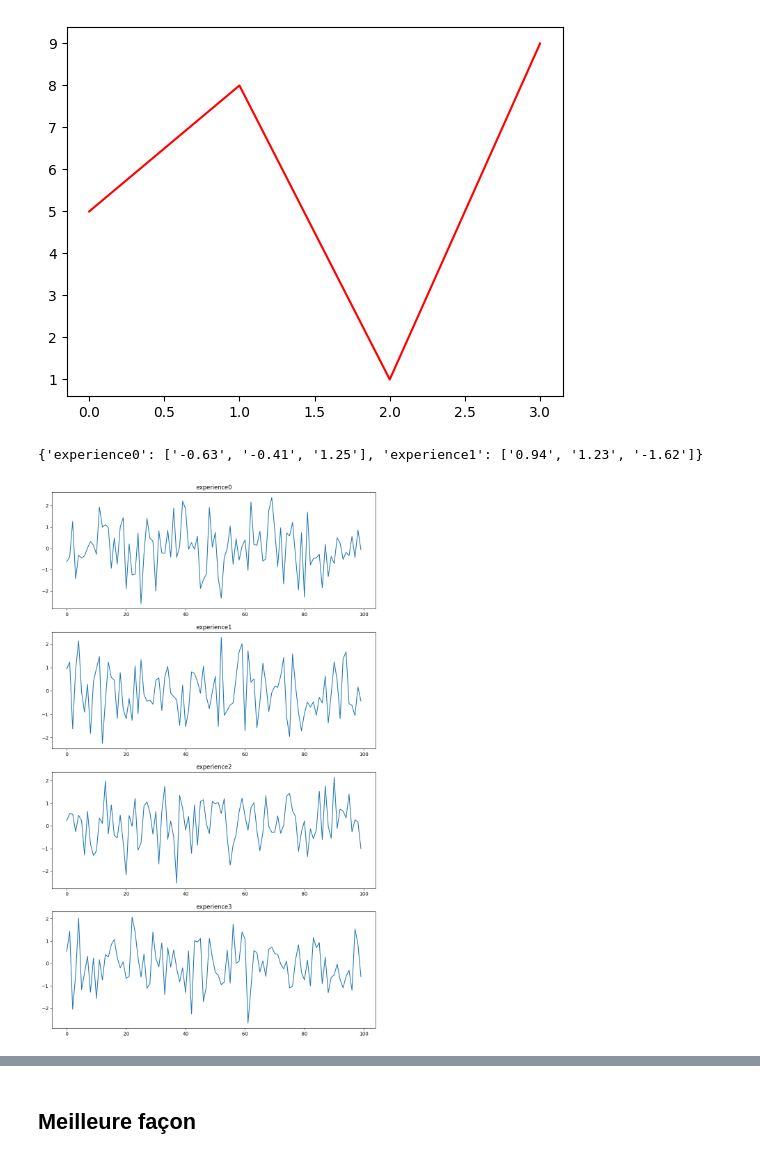
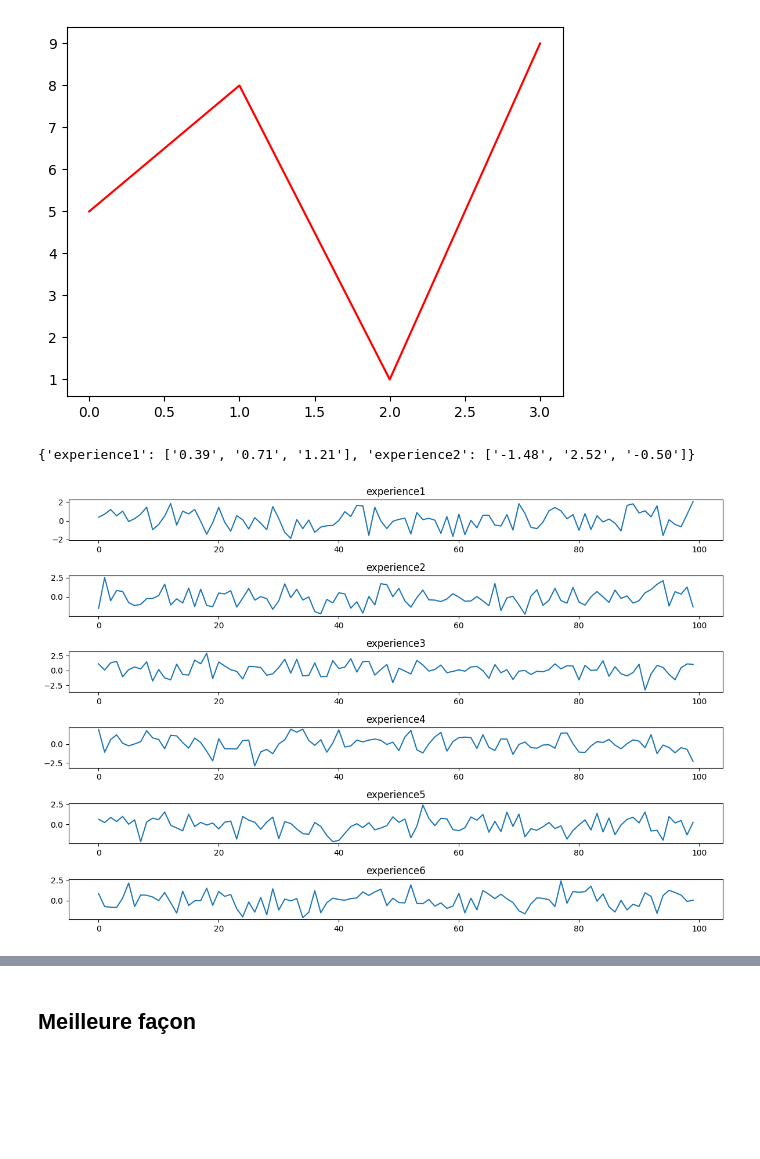
Before and after one commit to lighscent/fastapi_, a Jupyter notebook: machinelearnia/Python-Machine-Learning-master/14 - Matplotlib (les Bases).ipynb, the cells around one changed output, grey strips where cells are left out. Drawn from its saved outputs; the diff is of its cells as text; code cells hidden in the pictures; blank space fills up the shorter version.

Commit message:
gradued graphics

```diff
--- a/machinelearnia/Python-Machine-Learning-master/14 - Matplotlib (les Bases).ipynb
+++ b/machinelearnia/Python-Machine-Learning-master/14 - Matplotlib (les Bases).ipynb
@@ -109,26 +109,25 @@ plt.show()
 # %%
 def graphique(data):
     n = len(data)
-    plt.figure(figsize=(12, 20))
+    plt.figure(figsize=(12, 8))
 
     # for k, i in zip(data.keys(), range(1, n+1)):
     for i, k in enumerate(data.keys(), start = 1):
-        # print(i)
         plt.subplot(n, 1, i)
         plt.plot(data[k])
         plt.title(k)
+    plt.tight_layout()
     plt.show()
 
 # Voici le dataset utilisé
-dataset = {f"experience{i}": np.random.randn(100) for i in range(4)}
+dataset = {f"experience{i+1}": np.random.randn(100) for i in range(6)}
 
 print({k: [f"{v:.2f}" for v in dataset[k][:3]] for k in list(dataset)[:2]})
 
-
 graphique(dataset)
 # %% [output]
-{'experience0': ['-0.63', '-0.41', '1.25'], 'experience1': ['0.94', '1.23', '-1.62']}
+{'experience1': ['0.39', '0.71', '1.21'], 'experience2': ['-1.48', '2.52', '-0.50']}
-[figure, old version]
+[figure, new version]
 # %%
 # SOLUTION
 def graphique(data):
```
Also changed, not shown: parts of 4 cells of this notebook, 3 other files.
